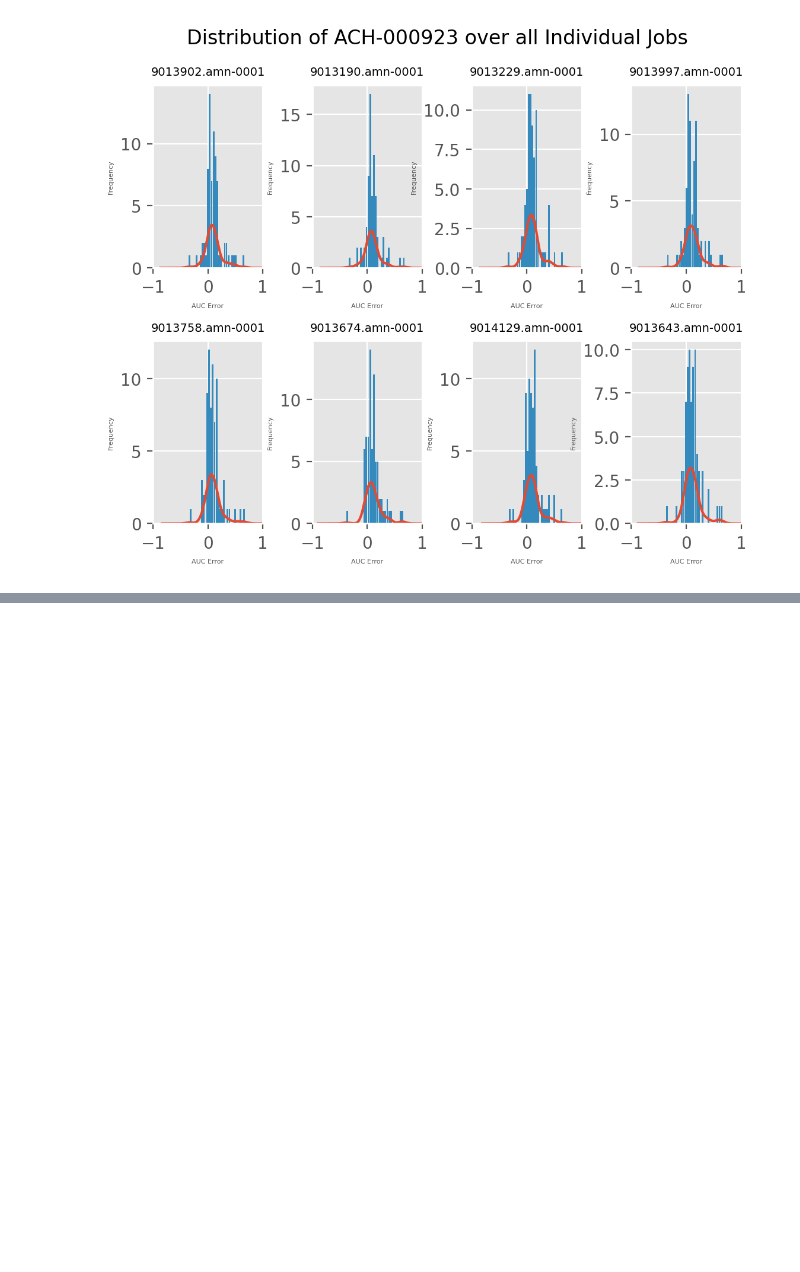
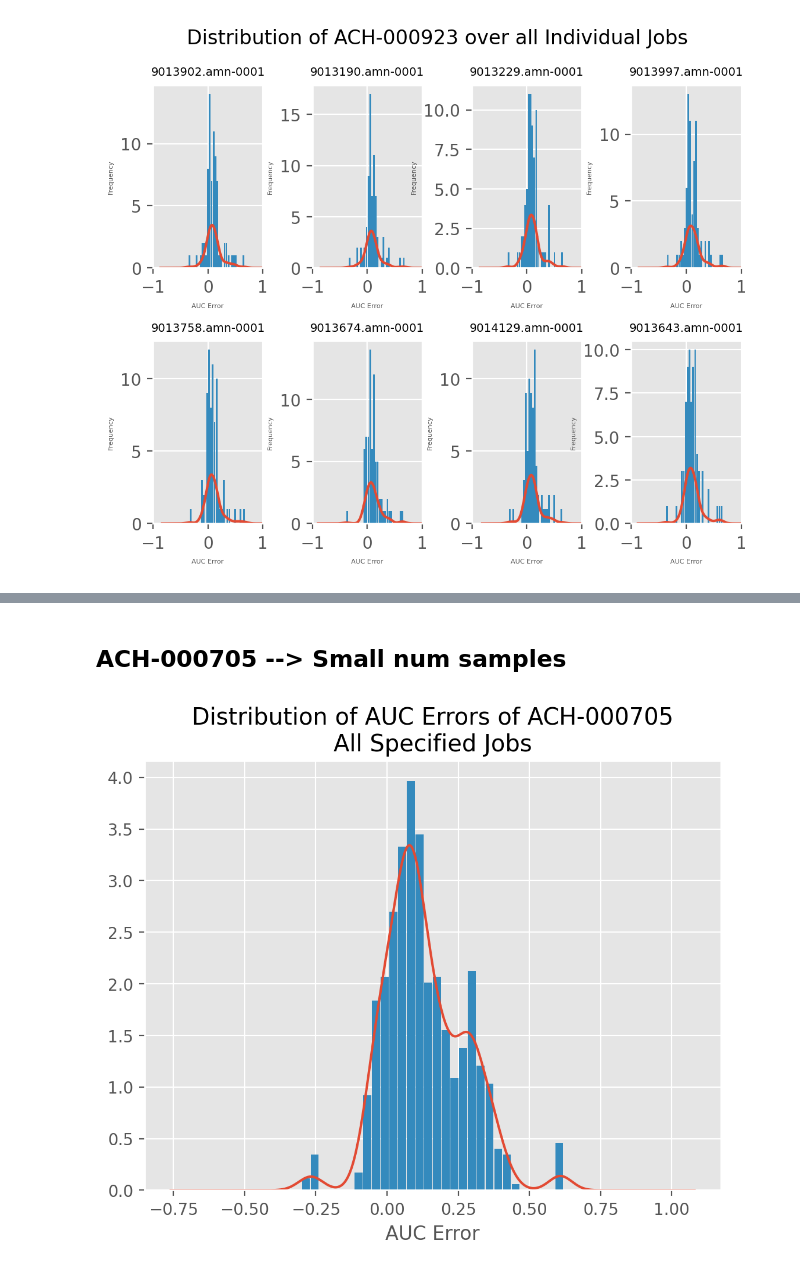
Before and after one commit to jakegwinn/argonne, a Jupyter notebook: cell_analysis.ipynb, the cells around one changed output, grey strips where cells are left out. Saved outputs shown, nothing was run; the diff lists cells and outputs as text; code cells hidden in the pictures; blank space fills up the shorter version.

```diff
--- a/cell_analysis.ipynb
+++ b/cell_analysis.ipynb
@@ -654,0 +683,6 @@ TOTAL: 8-----((2.0, 4.0))
+# %% [markdown]
+## ACH-000705 --> Small num samples
+# %%
+make_distrib_plot("ACH-000705", cell_dict)
+# %% [output]
+[figure, added]
```
Also changed, not shown: parts of 5 cells of this notebook, 6 other files.
